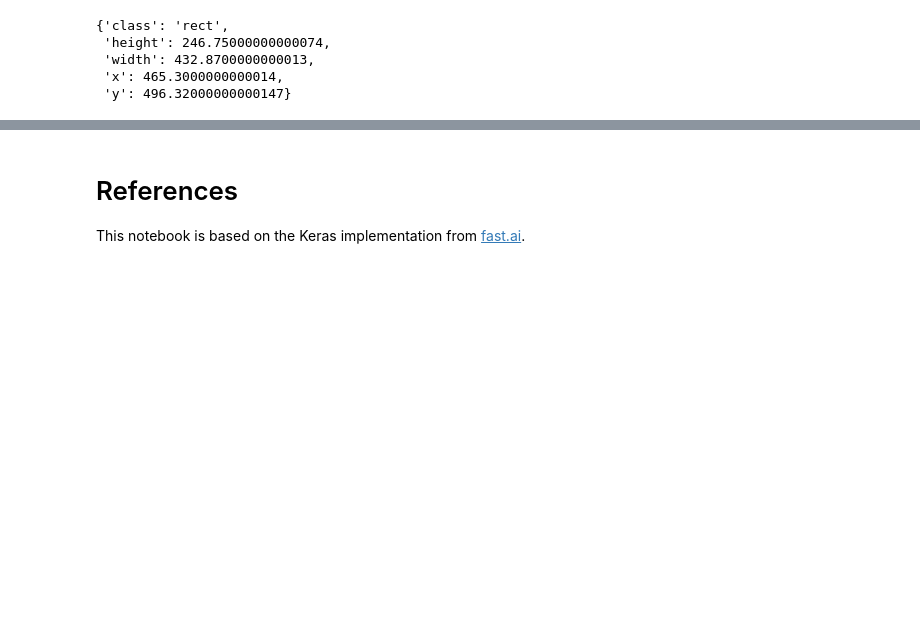
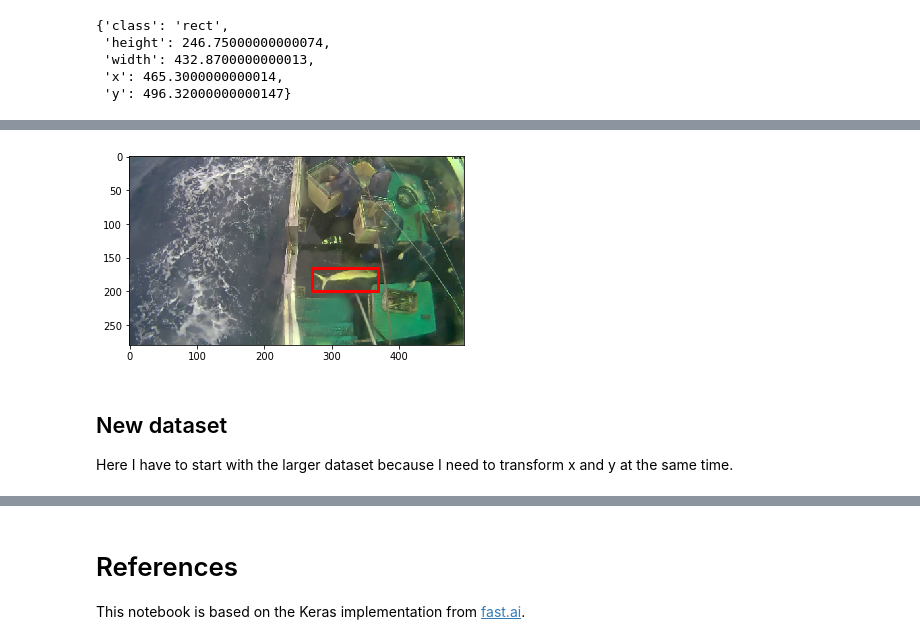
Before and after one commit to yanneta/dl-course, a Jupyter notebook: cnn_fish.ipynb, the cells around one changed output, grey strips where cells are left out. Drawn from its saved outputs; the diff is of its cells as text; code cells hidden in the pictures; blank space fills up the shorter version.

```diff
--- a/cnn_fish.ipynb
+++ b/cnn_fish.ipynb
@@ -737,0 +836,7 @@ bb_json['img_04908.jpg']
+# %%
+show_corner_bb(im, bb_t)
+# %% [output]
+[figure, added]
+# %% [markdown]
+## New dataset
+Here I have to start with the larger dataset because I need to transform x and y at the same time.
```
Also changed, not shown: parts of 74 cells of this notebook.
